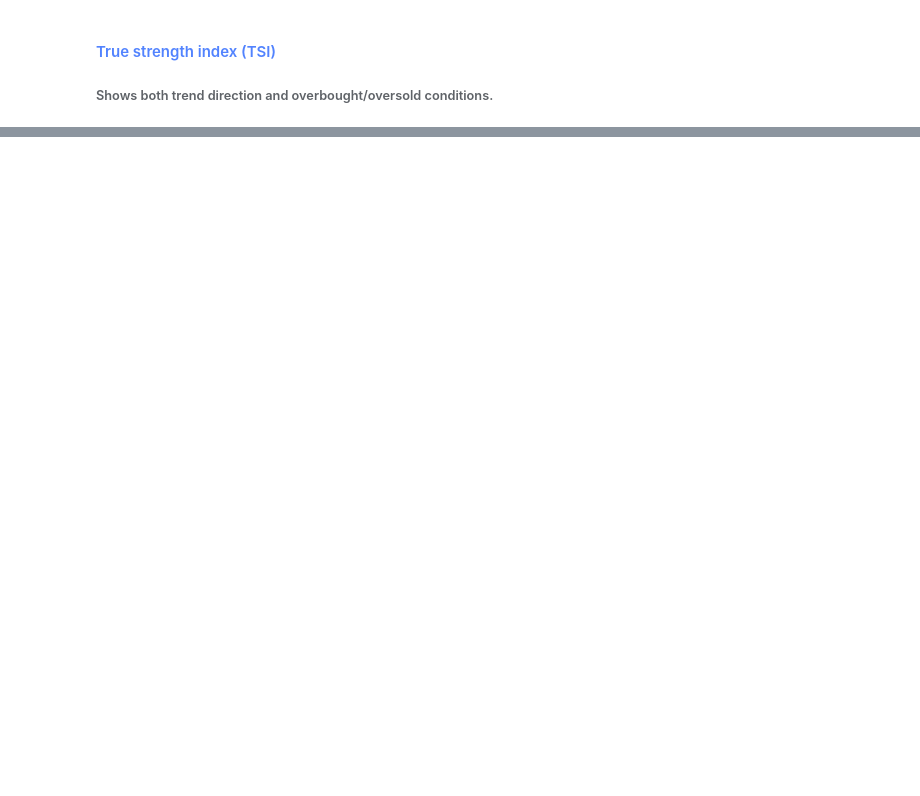
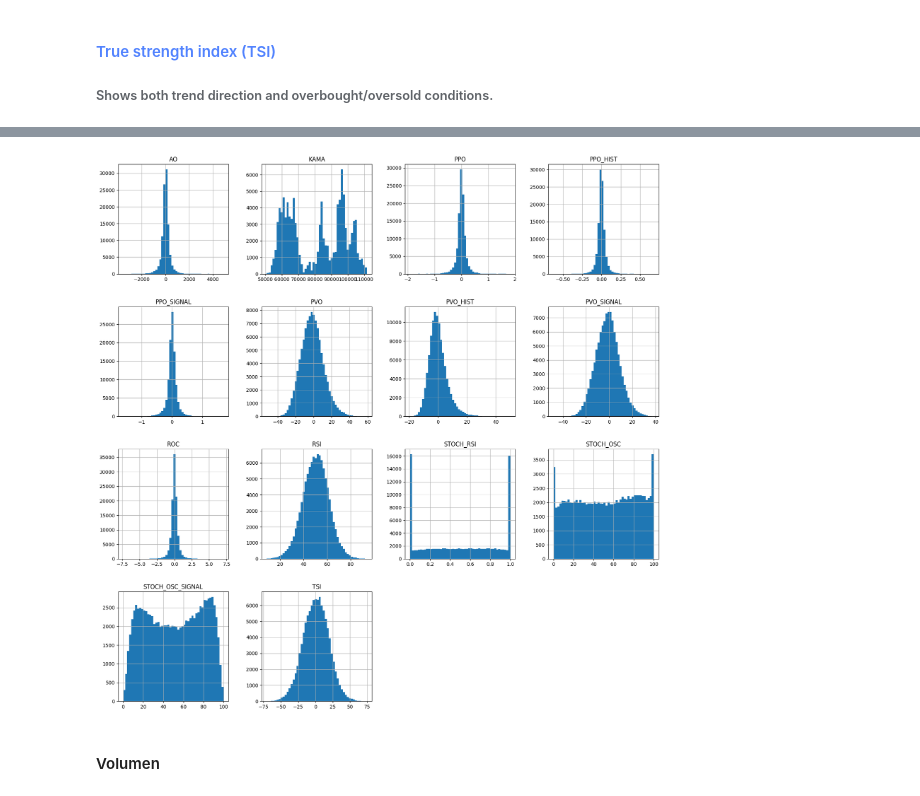
Before and after one commit to slamina-pf/data_analysis_trading_bot, a Jupyter notebook: workbooks/deep_learning_data_analysis.ipynb, the cells around one changed output, grey strips where cells are left out. Saved outputs shown, nothing was run; the diff lists cells and outputs as text; code cells hidden in the pictures; blank space fills up the shorter version.

```diff
--- a/workbooks/deep_learning_data_analysis.ipynb
+++ b/workbooks/deep_learning_data_analysis.ipynb
@@ -263,0 +981,7 @@ df.describe()
+# %%
+df[MOMENTUM].hist(figsize=(20, 20), bins=50)
+plt.show()
+# %% [output]
+[figure, added]
+# %% [markdown]
+#### Volumen
```
Also changed, not shown: parts of 85 cells of this notebook.
